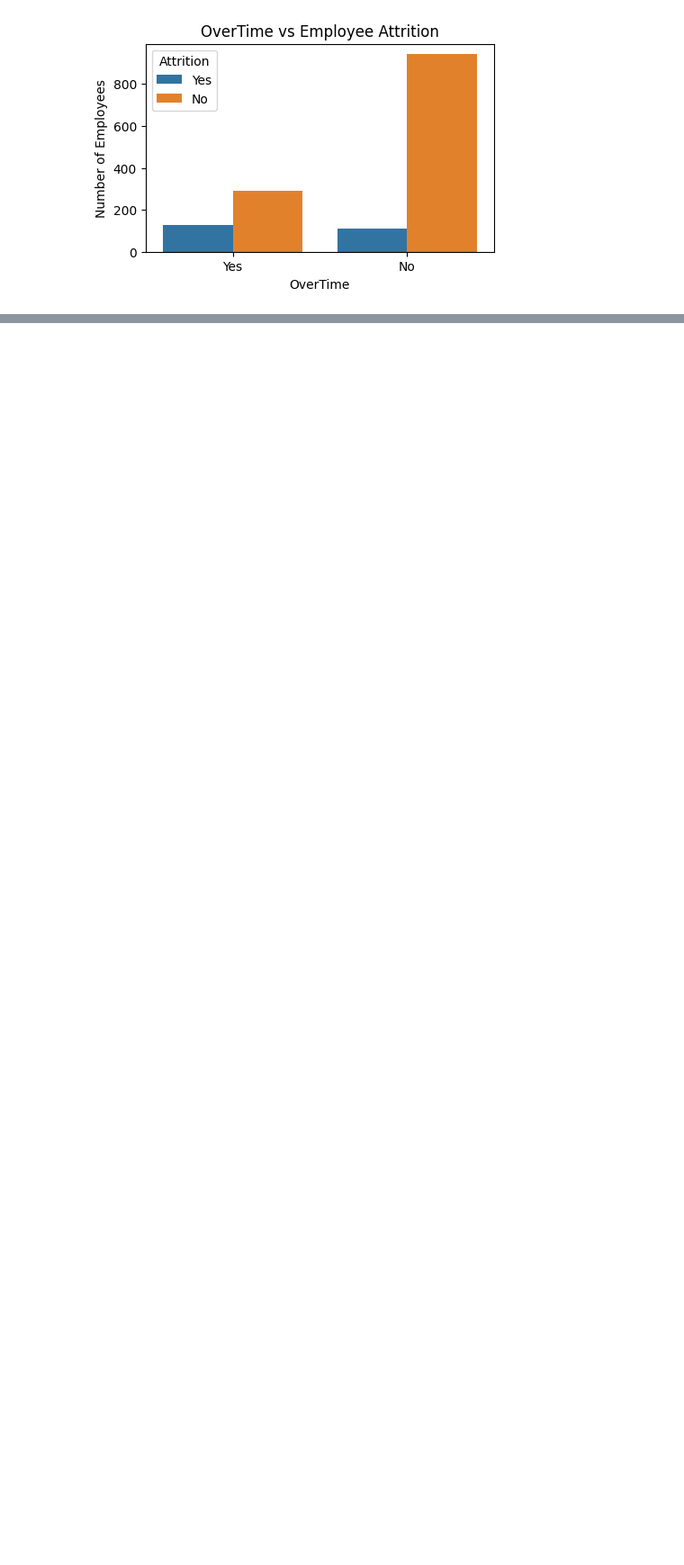
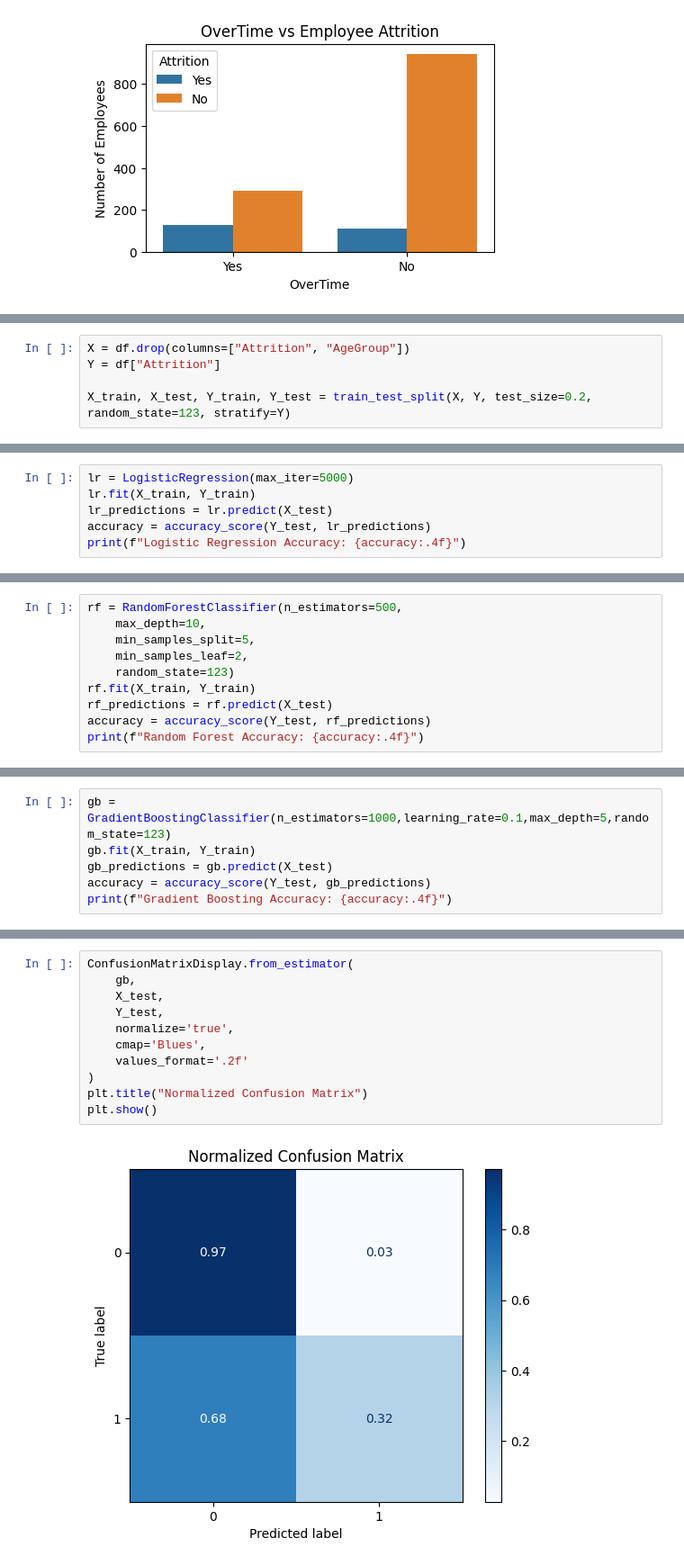
Before and after one commit to HDY2005/MachineLearning-Projects, a Jupyter notebook: Classification Projects/Employee Attrition Analysis/Attrition.ipynb, the cells around one changed output, grey strips where cells are left out. Shown at 90% size. Saved outputs shown, nothing was run; the diff lists cells and outputs as text; blank space fills up the shorter version.

```diff
--- a/Classification Projects/Employee Attrition Analysis/Attrition.ipynb
+++ b/Classification Projects/Employee Attrition Analysis/Attrition.ipynb
@@ -159,0 +188,5 @@ ValueError: could not convert string to float: 'Travel_Rarely'
+# %%
+X = df.drop(columns=["Attrition", "AgeGroup"])
+Y = df["Attrition"]
+
+X_train, X_test, Y_train, Y_test = train_test_split(X, Y, test_size=0.2, random_state=123, stratify=Y)
@@ -159,0 +198,6 @@ ValueError: could not convert string to float: 'Travel_Rarely'
+# %%
+lr = LogisticRegression(max_iter=5000)
+lr.fit(X_train, Y_train)
+lr_predictions = lr.predict(X_test)
+accuracy = accuracy_score(Y_test, lr_predictions)
+print(f"Logistic Regression Accuracy: {accuracy:.4f}")
@@ -159,0 +214,10 @@ ValueError: could not convert string to float: 'Travel_Rarely'
+# %%
+rf = RandomForestClassifier(n_estimators=500,
+    max_depth=10,
+    min_samples_split=5,
+    min_samples_leaf=2,
+    random_state=123)
+rf.fit(X_train, Y_train)
+rf_predictions = rf.predict(X_test)
+accuracy = accuracy_score(Y_test, rf_predictions)
+print(f"Random Forest Accuracy: {accuracy:.4f}")
@@ -159,0 +226,6 @@ ValueError: could not convert string to float: 'Travel_Rarely'
+# %%
+gb = GradientBoostingClassifier(n_estimators=1000,learning_rate=0.1,max_depth=5,random_state=123)
+gb.fit(X_train, Y_train)
+gb_predictions = gb.predict(X_test)
+accuracy = accuracy_score(Y_test, gb_predictions)
+print(f"Gradient Boosting Accuracy: {accuracy:.4f}")
@@ -159,0 +245,13 @@ ValueError: could not convert string to float: 'Travel_Rarely'
+# %%
+ConfusionMatrixDisplay.from_estimator(
+    gb,
+    X_test,
+    Y_test,
+    normalize='true',
+    cmap='Blues',
+    values_format='.2f'
+)
+plt.title("Normalized Confusion Matrix")
+plt.show()
+# %% [output]
+[figure, added]
```
Also changed, not shown: parts of 10 cells of this notebook.
